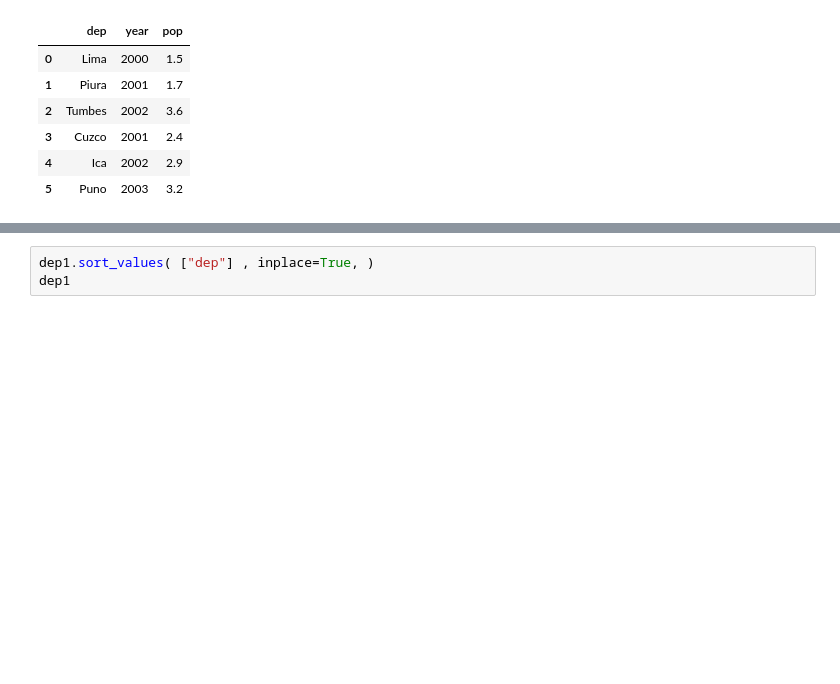
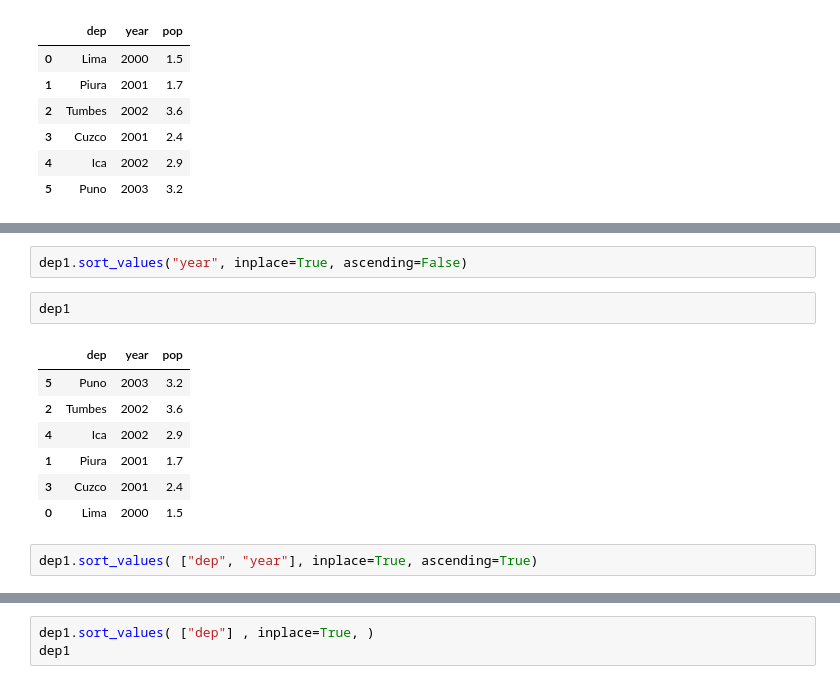
Before and after one commit to alexanderquispe/Diplomado_PUCP, a Jupyter notebook: Lecture_3/Lecture_3.ipynb, the cells around one changed output, grey strips where cells are left out. Drawn from its saved outputs; the diff is of its cells as text; blank space fills up the shorter version.

```diff
--- a/Lecture_3/Lecture_3.ipynb
+++ b/Lecture_3/Lecture_3.ipynb
@@ -417,0 +428,14 @@ dep1
+# %%
+dep1.sort_values("year", inplace=True, ascending=False)
+# %%
+dep1
+# %% [output]
+|  | dep | year | pop |
+| 5 | Puno | 2003 | 3.2 |
+| 2 | Tumbes | 2002 | 3.6 |
+| 4 | Ica | 2002 | 2.9 |
+| 1 | Piura | 2001 | 1.7 |
+| 3 | Cuzco | 2001 | 2.4 |
+| 0 | Lima | 2000 | 1.5 |
+# %%
+dep1.sort_values( ["dep", "year"], inplace=True, ascending=True)
```
Also changed, not shown: parts of 16 cells of this notebook, 1 other file.
